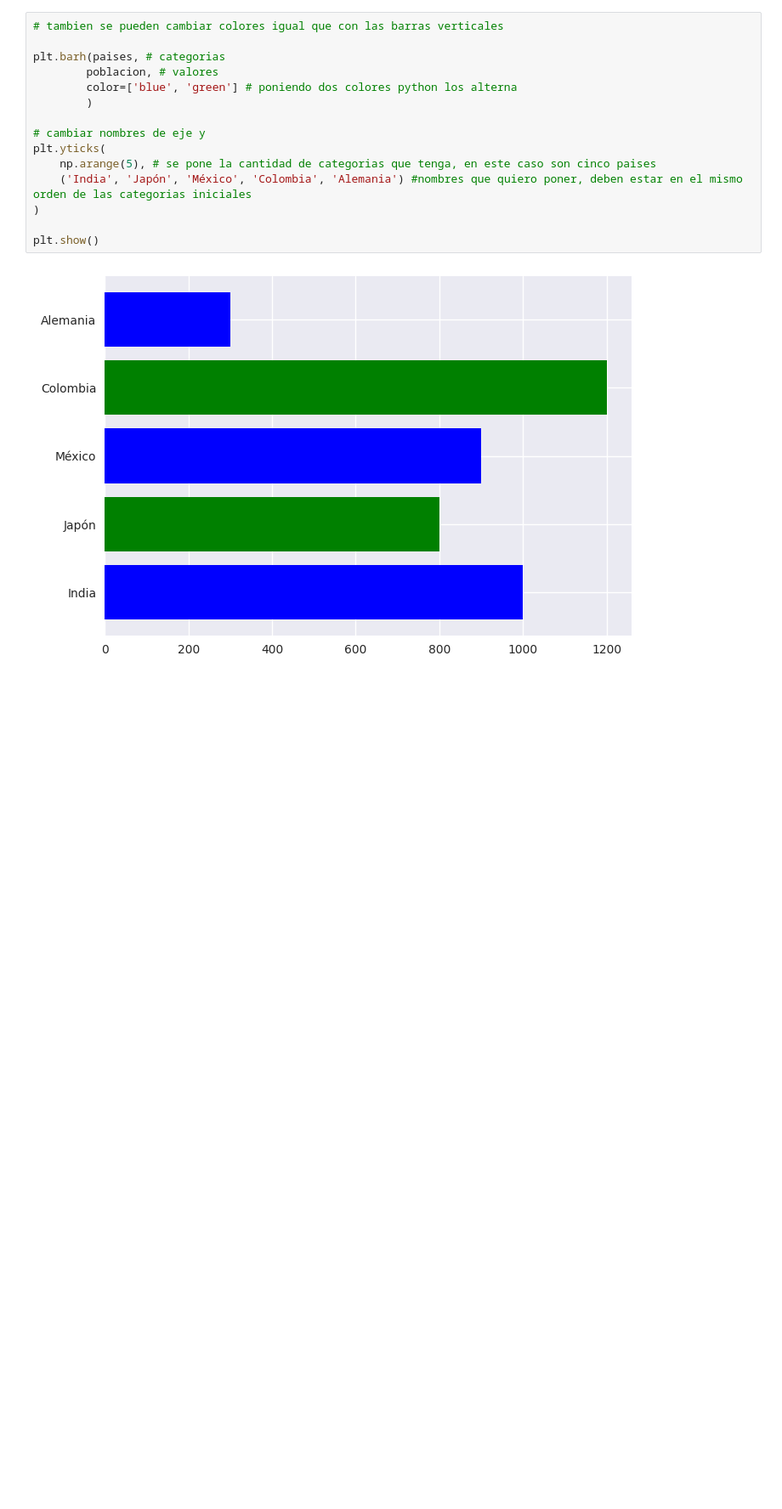
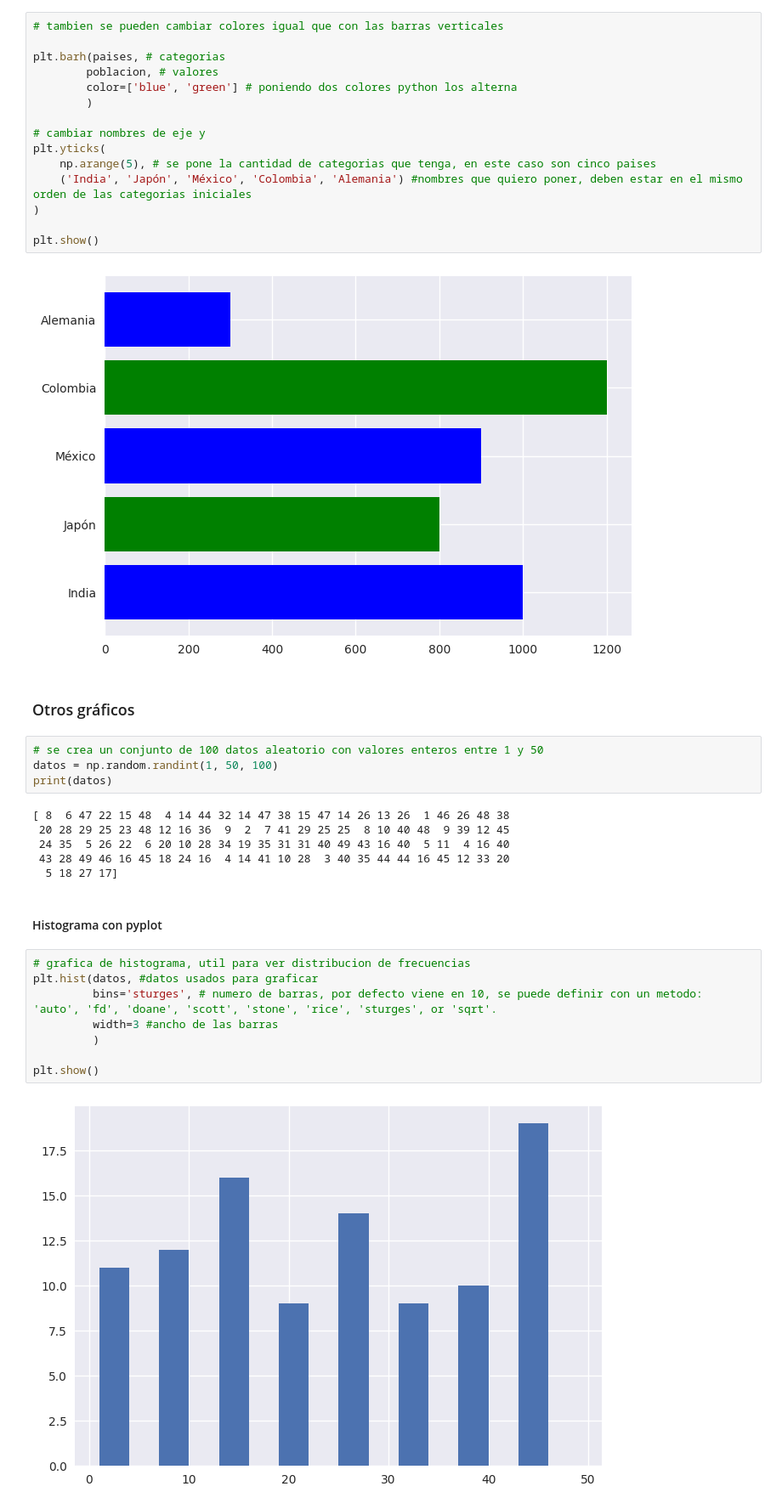
Before and after one commit to M-Alejo/matplot_seaborn, a Jupyter notebook: visualizacion.ipynb, the cells around one changed output. Shown at 85% size. Drawn from its saved outputs; the diff is of its cells as text; blank space fills up the shorter version.

Commit message:
se agrega otros tipos de graficos con pyplot

```diff
--- a/visualizacion.ipynb
+++ b/visualizacion.ipynb
@@ -425,3 +425,27 @@ plt.yticks(
 plt.show()
 # %% [output]
 [figure]
+# %% [markdown]
+### Otros gráficos
+# %%
+# se crea un conjunto de 100 datos aleatorio con valores enteros entre 1 y 50
+datos = np.random.randint(1, 50, 100)
+print(datos)
+# %% [output]
+[ 8  6 47 22 15 48  4 14 44 32 14 47 38 15 47 14 26 13 26  1 46 26 48 38
+ 20 28 29 25 23 48 12 16 36  9  2  7 41 29 25 25  8 10 40 48  9 39 12 45
+ 24 35  5 26 22  6 20 10 28 34 19 35 31 31 40 49 43 16 40  5 11  4 16 40
+ 43 28 49 46 16 45 18 24 16  4 14 41 10 28  3 40 35 44 44 16 45 12 33 20
+  5 18 27 17]
+# %% [markdown]
+#### Histograma con pyplot
+# %%
+# grafica de histograma, util para ver distribucion de frecuencias
+plt.hist(datos, #datos usados para graficar
+         bins='sturges', # numero de barras, por defecto viene en 10, se puede definir con un metodo: 'auto', 'fd', 'doane', 'scott', 'stone', 'rice', 'sturges', or 'sqrt'.
+         width=3 #ancho de las barras
+         )
+
+plt.show()
+# %% [output]
+[figure, added]
```
Also changed, not shown: parts of 7 cells of this notebook.
